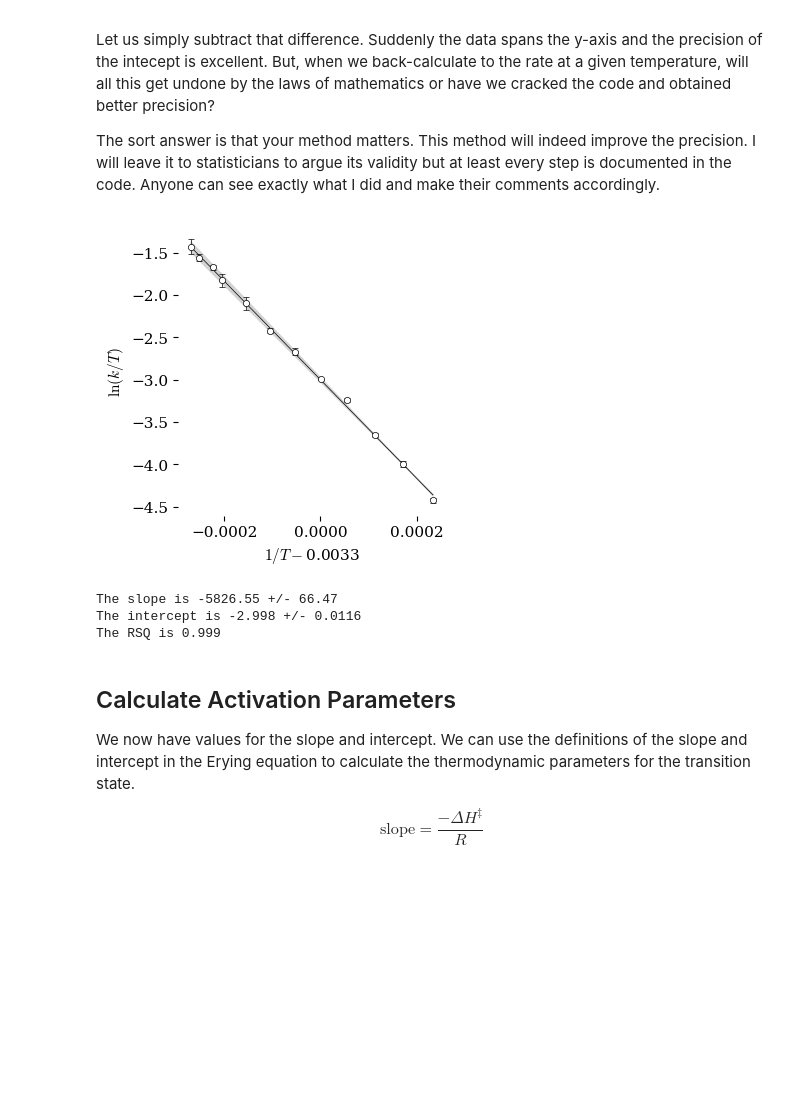
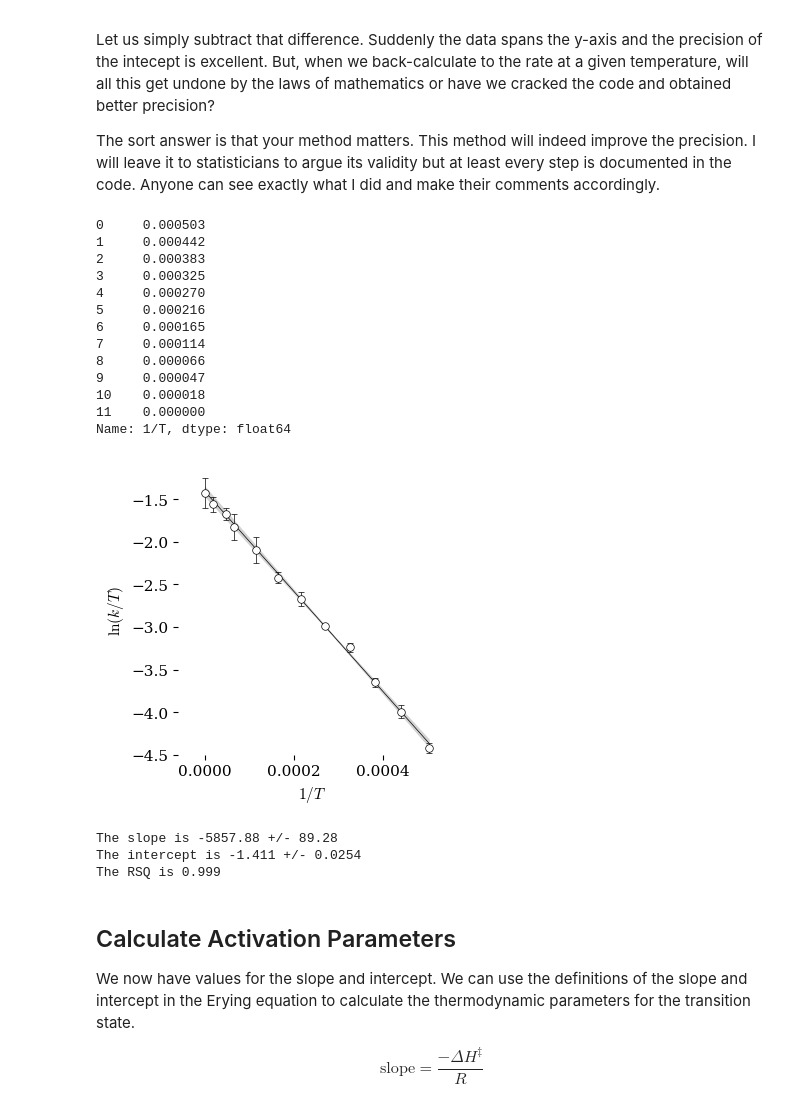
Before and after one commit to blinkletter/StealThisCode, a Jupyter notebook: 5_Erying/5_Erying_Plots_3_NoLever.ipynb, the cells around one changed output. Saved outputs shown, nothing was run; the diff lists cells and outputs as text; code cells hidden in the pictures; blank space fills up the shorter version.

```diff
--- a/5_Erying/5_Erying_Plots_3_NoLever.ipynb
+++ b/5_Erying/5_Erying_Plots_3_NoLever.ipynb
@@ -136,12 +136,15 @@ The sort answer is that your method matters. This method will indeed improve the
 ### Remove Lever Arm
 
 ### Choose our x and y values.
-offset = 0.0033
-
-x = df["1/T"] - offset
+x = df["1/T"]
 y = unp.nominal_values(df["ln(k)/T"])
 y_err = unp.std_devs(df["ln(k)/T"])
 
+#offset = 0.0033
+offset = np.min(x)
+
+x_o = x - offset
+print(x_o)
 nstd = 2.     # Number of sigmas for confidence interval 1 = 68%, 2 = 95%, 3 = 99.7% confidence
 
 ### Curve fit to linear function
@@ -149,8 +152,8 @@ nstd = 2.     # Number of sigmas for confidence interval 1 = 68%, 2 = 95%, 3 = 9
 def linear(x, slope, intercept):
     return slope * x + intercept
 
-poptL,pcovL = curve_fit(linear, x, y,
-          #             sigma = y_err, absolute_sigma=False  # Include st_devs for y data in calculations
+poptL,pcovL = curve_fit(linear, x_o, y,
+                       sigma = y_err, absolute_sigma=False  # Include st_devs for y data in calculations
                      )
 
 [slope,intercept] = poptL
@@ -173,62 +176,77 @@ fig, ax = plt.subplots(nrows=1, ncols=1, figsize=size)
 ax.set(
 #          title = Title,
           ylabel=r"$\ln (k / T)$",
-          xlabel=r"$1/T - $"+str(offset),
-#          xlim=[0, np.max(x) + np.max(x) * 0.1],
-#          ylim=[None,None]
+          xlabel=r"$1/T$",
+          xlim=[-0.00006,0.00054],
+          ylim=[-4.5,-1.1]
        )
 
+ax.set_xticks([0.000,0.0002,0.0004])
+
 # Plot the data
-#ax.scatter(x, y, marker = "o", s = 70, color = "white", alpha = 1.0, zorder = 1)
-ax.scatter(x, y, marker = "o", s = 20,
+#ax.scatter(x_o, y, marker = "o", s = 70, color = "white", alpha = 1.0, zorder = 1)
+ax.scatter(x_o, y, marker = "o", s = 30,
               color = "white", edgecolors = "black",
               linewidths=0.5, zorder = 3)
 
 # Add error bars
-ax.errorbar(x, y, yerr=y_err, xerr=None, fmt="None",
+ax.errorbar(x_o, y, yerr=2*y_err, xerr=None, fmt="None",
                ecolor="black", elinewidth=0.5,
                capsize=2, capthick=0.5, zorder=2)
 
 # Calculate the line from curve fit parameters
-x_fit = np.linspace(np.min(x), np.max(x), 100)
-#x_fit = np.linspace(0, np.max(x), 100)
+x_fit = np.linspace(np.min(x_o), np.max(x_o), 100)
+#x_fit = np.linspace(0, np.max(x_o), 100)
 y_fit = linear(x_fit,slope,intercept)
 
 # Plot the curve fit line
 ax.plot(x_fit, y_fit,
            marker = None, color = "black",
            linewidth=0.5, zorder = 2)
 
 # prepare confidence level curves
 popt_plus = poptL + nstd * perr    # add error to parameters
 popt_minus = poptL - nstd * perr   # subtract error from paramneters
 
 # steeper slope will result in higher intercept and vice versa
 confidence_line_1 = linear(x=x_fit, slope=popt_plus[0], intercept=popt_minus[1])
 confidence_line_2 = linear(x=x_fit, slope=popt_minus[0], intercept=popt_plus[1])
 
 # Plot confidence interval
 ax.fill_between(x_fit, confidence_line_1, confidence_line_2,
                    color="lightgray", alpha=1, zorder = 0,
                    label="confidence interval")
 
 ### Output plot
 plt.tight_layout(pad=2, h_pad=None, w_pad=None, rect=None)
 plt.savefig("Eyring_L.pdf")
 plt.show()
 
 print(f"The slope is {slope:0.2f} +/- {perr[0]:0.2f}")
 print(f"The intercept is {intercept:0.3f} +/- {perr[1]:0.4f}")
 
 r, p = scipy.stats.pearsonr(x, y)
 rsq = r ** 2
 
 print(f"The RSQ is {rsq:0.3f}")
 # %% [output]
+0     0.000503
+1     0.000442
+2     0.000383
+3     0.000325
+4     0.000270
+5     0.000216
+6     0.000165
+7     0.000114
+8     0.000066
+9     0.000047
+10    0.000018
+11    0.000000
+Name: 1/T, dtype: float64
-[figure, old version]
+[figure, new version]
-The slope is -5826.55 +/- 66.47
-The intercept is -2.998 +/- 0.0116
-The RSQ is 0.999
+The slope is -5857.88 +/- 89.28
+The intercept is -1.411 +/- 0.0254
+The RSQ is 0.999
 # %% [markdown]
 ## Calculate Activation Parameters
 
```
Also changed, not shown: parts of 12 cells of this notebook, 22 other files.
